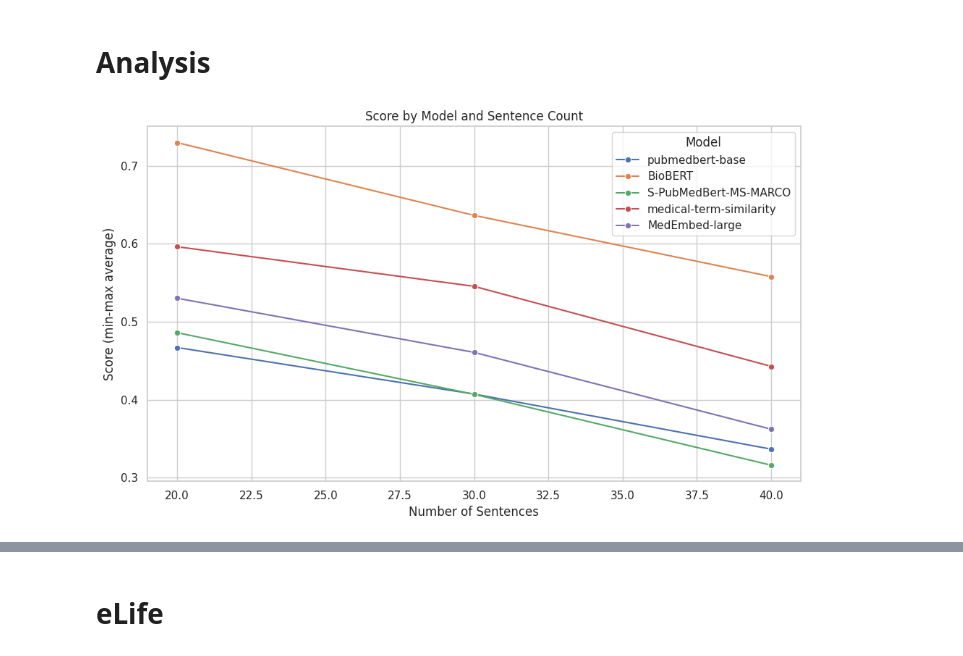
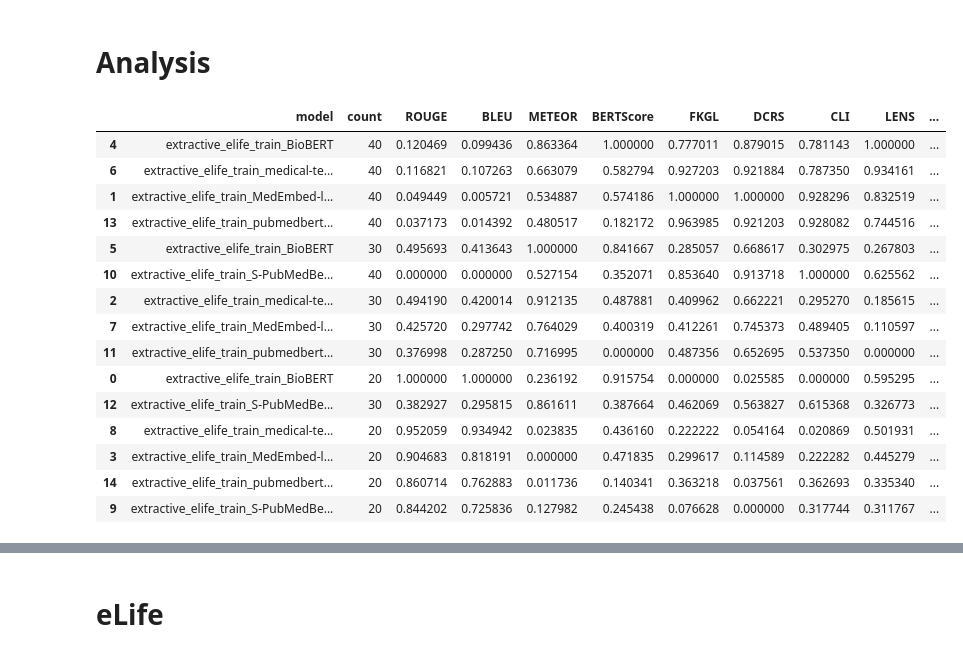
Before and after one commit to whopriyamuw/biolaysumm2025-task, a Jupyter notebook: notebooks/evals_analsis.ipynb, the cells around one changed output, grey strips where cells are left out. Drawn from its saved outputs; the diff is of its cells as text; code cells hidden in the pictures.

```diff
--- a/notebooks/evals_analsis.ipynb
+++ b/notebooks/evals_analsis.ipynb
@@ -127,7 +138,23 @@ def pairwise_comparison(
     plt.show()
 # %% [markdown]
 # Analysis
-# %%
-plot_evals(normalize_by_metric(read_evals(DATASET, SPLIT)))
-# %% [output]
-[figure, removed]
+# %%
+evals = normalize_metrics(read_evals("../reports/evals/elife"))
+evals
+# %% [output]
+|  | model | count | ROUGE | BLEU | METEOR | BERTScore | FKGL | DCRS | CLI | LENS | ... |
+| 4 | extractive_elife_train_BioBERT | 40 | 0.120469 | 0.099436 | 0.863364 | 1.000000 | 0.777011 | 0.879015 | 0.781143 | 1.000000 | ... |
+| 6 | extractive_elife_train_medical-te... | 40 | 0.116821 | 0.107263 | 0.663079 | 0.582794 | 0.927203 | 0.921884 | 0.787350 | 0.934161 | ... |
+| 1 | extractive_elife_train_MedEmbed-l... | 40 | 0.049449 | 0.005721 | 0.534887 | 0.574186 | 1.000000 | 1.000000 | 0.928296 | 0.832519 | ... |
+| 13 | extractive_elife_train_pubmedbert... | 40 | 0.037173 | 0.014392 | 0.480517 | 0.182172 | 0.963985 | 0.921203 | 0.928082 | 0.744516 | ... |
+| 5 | extractive_elife_train_BioBERT | 30 | 0.495693 | 0.413643 | 1.000000 | 0.841667 | 0.285057 | 0.668617 | 0.302975 | 0.267803 | ... |
+| 10 | extractive_elife_train_S-PubMedBe... | 40 | 0.000000 | 0.000000 | 0.527154 | 0.352071 | 0.853640 | 0.913718 | 1.000000 | 0.625562 | ... |
+| 2 | extractive_elife_train_medical-te... | 30 | 0.494190 | 0.420014 | 0.912135 | 0.487881 | 0.409962 | 0.662221 | 0.295270 | 0.185615 | ... |
+| 7 | extractive_elife_train_MedEmbed-l... | 30 | 0.425720 | 0.297742 | 0.764029 | 0.400319 | 0.412261 | 0.745373 | 0.489405 | 0.110597 | ... |
+| 11 | extractive_elife_train_pubmedbert... | 30 | 0.376998 | 0.287250 | 0.716995 | 0.000000 | 0.487356 | 0.652695 | 0.537350 | 0.000000 | ... |
+| 0 | extractive_elife_train_BioBERT | 20 | 1.000000 | 1.000000 | 0.236192 | 0.915754 | 0.000000 | 0.025585 | 0.000000 | 0.595295 | ... |
+| 12 | extractive_elife_train_S-PubMedBe... | 30 | 0.382927 | 0.295815 | 0.861611 | 0.387664 | 0.462069 | 0.563827 | 0.615368 | 0.326773 | ... |
+| 8 | extractive_elife_train_medical-te... | 20 | 0.952059 | 0.934942 | 0.023835 | 0.436160 | 0.222222 | 0.054164 | 0.020869 | 0.501931 | ... |
+| 3 | extractive_elife_train_MedEmbed-l... | 20 | 0.904683 | 0.818191 | 0.000000 | 0.471835 | 0.299617 | 0.114589 | 0.222282 | 0.445279 | ... |
+| 14 | extractive_elife_train_pubmedbert... | 20 | 0.860714 | 0.762883 | 0.011736 | 0.140341 | 0.363218 | 0.037561 | 0.362693 | 0.335340 | ... |
+| 9 | extractive_elife_train_S-PubMedBe... | 20 | 0.844202 | 0.725836 | 0.127982 | 0.245438 | 0.076628 | 0.000000 | 0.317744 | 0.311767 | ... |
```
Also changed, not shown: parts of 11 cells of this notebook, 3 other files.
